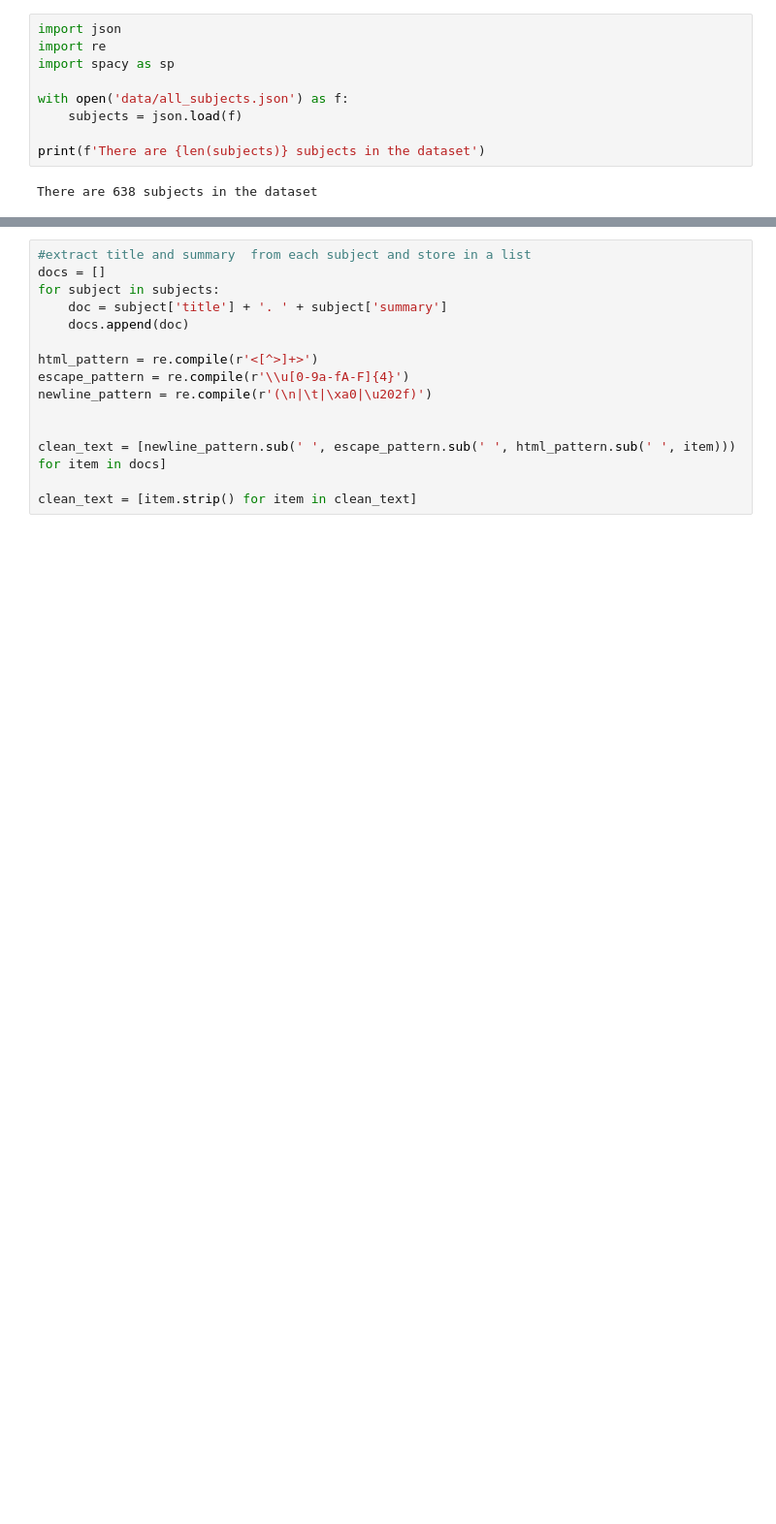
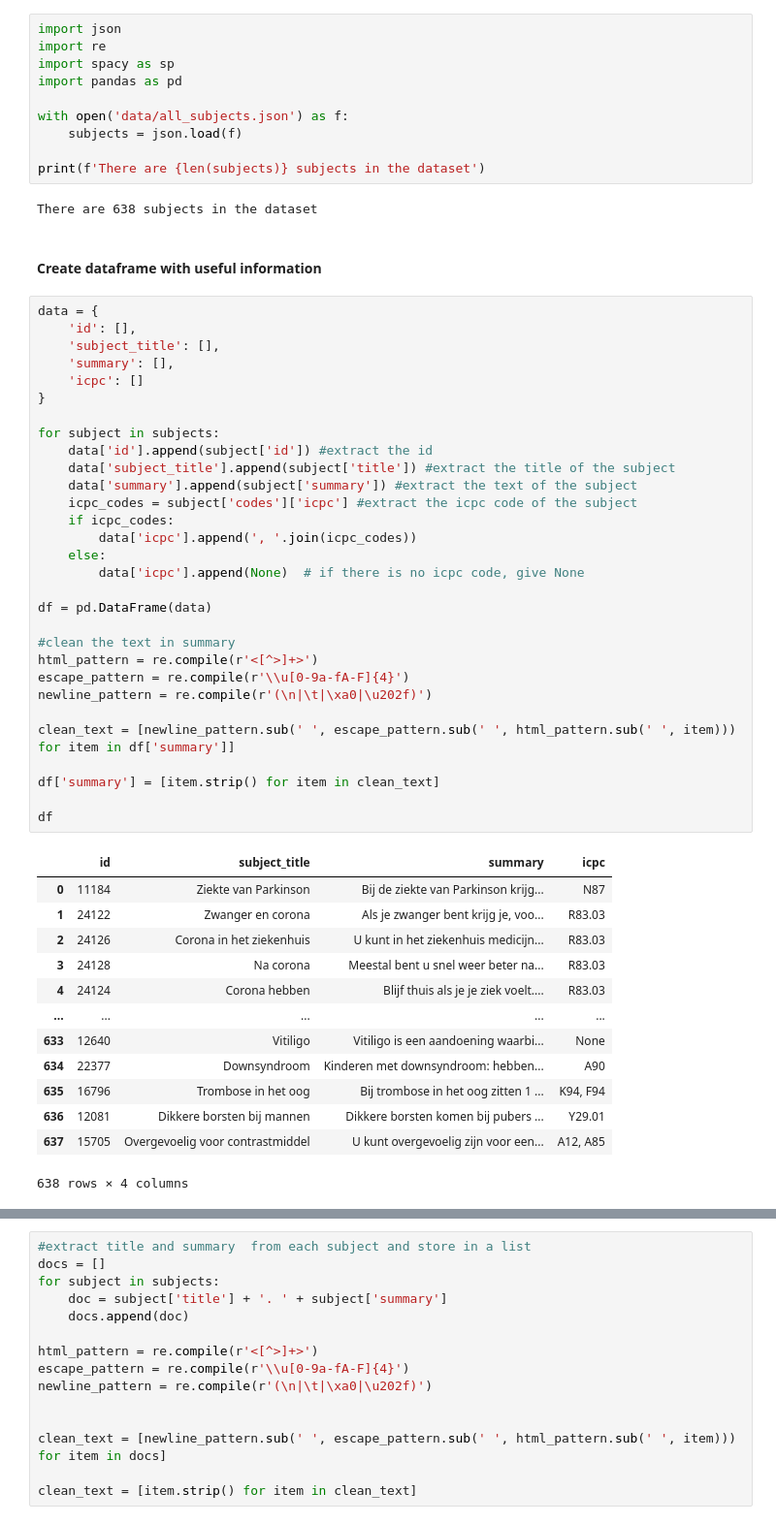
Before and after one commit to myrtekuipers/Thesis, a Jupyter notebook: subjects_start.ipynb, the cells around one changed output, grey strips where cells are left out. Shown at 97% size. Cells and saved outputs as stored; diff of their text form; blank space fills up the shorter version.

```diff
--- a/subjects_start.ipynb
+++ b/subjects_start.ipynb
@@ -2,6 +2,7 @@
 import json
 import re
 import spacy as sp
+import pandas as pd
 
 with open('data/all_subjects.json') as f:
     subjects = json.load(f)
@@ -9,3 +10,49 @@ with open('data/all_subjects.json') as f:
 print(f'There are {len(subjects)} subjects in the dataset')
 # %% [output]
 There are 638 subjects in the dataset
+# %% [markdown]
+#### Create dataframe with useful information
+# %%
+data = {
+    'id': [],
+    'subject_title': [],
+    'summary': [],
+    'icpc': []
+}
+
+for subject in subjects:
+    data['id'].append(subject['id']) #extract the id
+    data['subject_title'].append(subject['title']) #extract the title of the subject
+    data['summary'].append(subject['summary']) #extract the text of the subject
+    icpc_codes = subject['codes']['icpc'] #extract the icpc code of the subject
+    if icpc_codes:
+        data['icpc'].append(', '.join(icpc_codes))
+    else:
+        data['icpc'].append(None)  # if there is no icpc code, give None
+
+df = pd.DataFrame(data)
+
+#clean the text in summary
+html_pattern = re.compile(r'<[^>]+>')
+escape_pattern = re.compile(r'\\u[0-9a-fA-F]{4}')
+newline_pattern = re.compile(r'(\n|\t|\xa0|\u202f)')
+
+clean_text = [newline_pattern.sub(' ', escape_pattern.sub(' ', html_pattern.sub(' ', item))) for item in df['summary']]
+
+df['summary'] = [item.strip() for item in clean_text]
+
+df
+# %% [output]
+|  | id | subject_title | summary | icpc |
+| 0 | 11184 | Ziekte van Parkinson | Bij de ziekte van Parkinson krijg... | N87 |
+| 1 | 24122 | Zwanger en corona | Als je zwanger bent krijg je, voo... | R83.03 |
+| 2 | 24126 | Corona in het ziekenhuis | U kunt in het ziekenhuis medicijn... | R83.03 |
+| 3 | 24128 | Na corona | Meestal bent u snel weer beter na... | R83.03 |
+| 4 | 24124 | Corona hebben | Blijf thuis als je je ziek voelt.... | R83.03 |
+| ... | ... | ... | ... | ... |
+| 633 | 12640 | Vitiligo | Vitiligo is een aandoening waarbi... | None |
+| 634 | 22377 | Downsyndroom | Kinderen met downsyndroom: hebben... | A90 |
+| 635 | 16796 | Trombose in het oog | Bij trombose in het oog zitten 1 ... | K94, F94 |
+| 636 | 12081 | Dikkere borsten bij mannen | Dikkere borsten komen bij pubers ... | Y29.01 |
+| 637 | 15705 | Overgevoelig voor contrastmiddel | U kunt overgevoelig zijn voor een... | A12, A85 |
+638 rows × 4 columns
```
Also changed, not shown: parts of 6 cells of this notebook, 4 other files.
